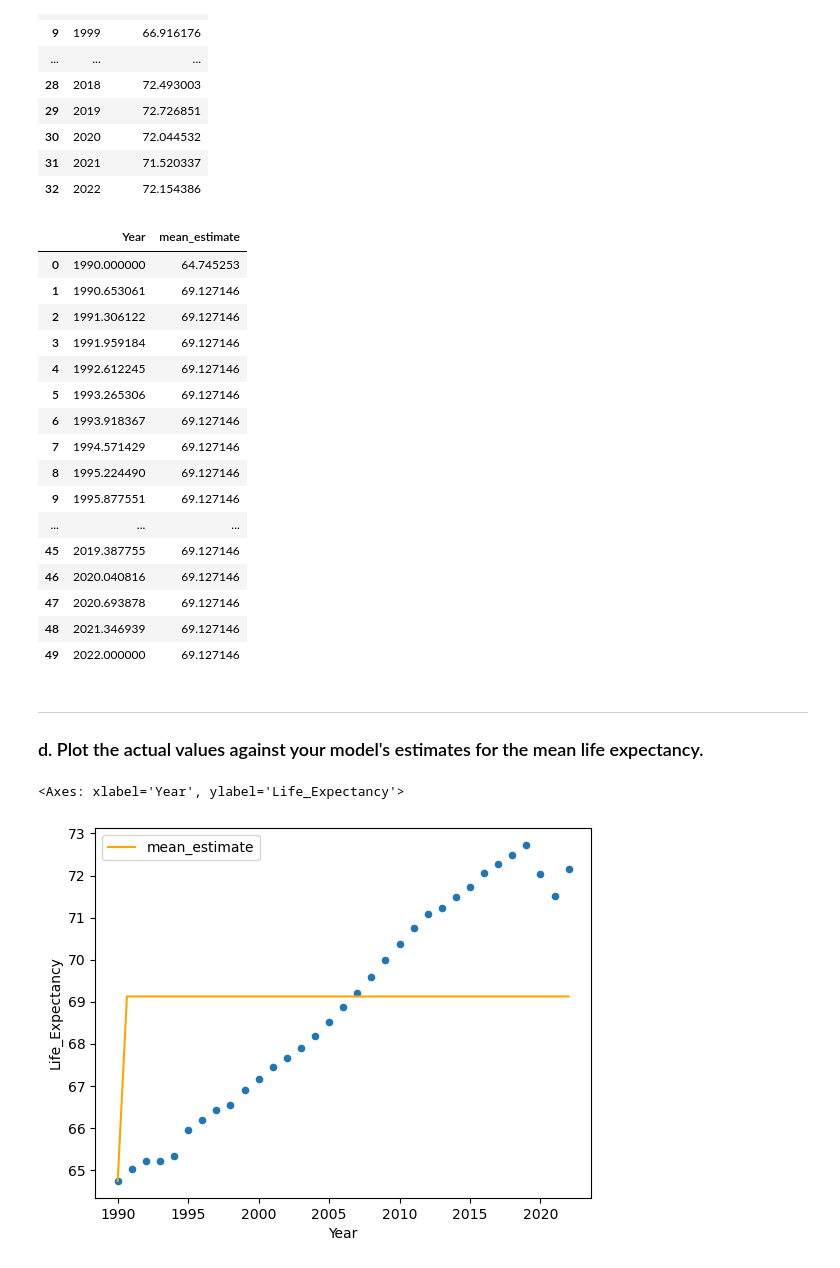
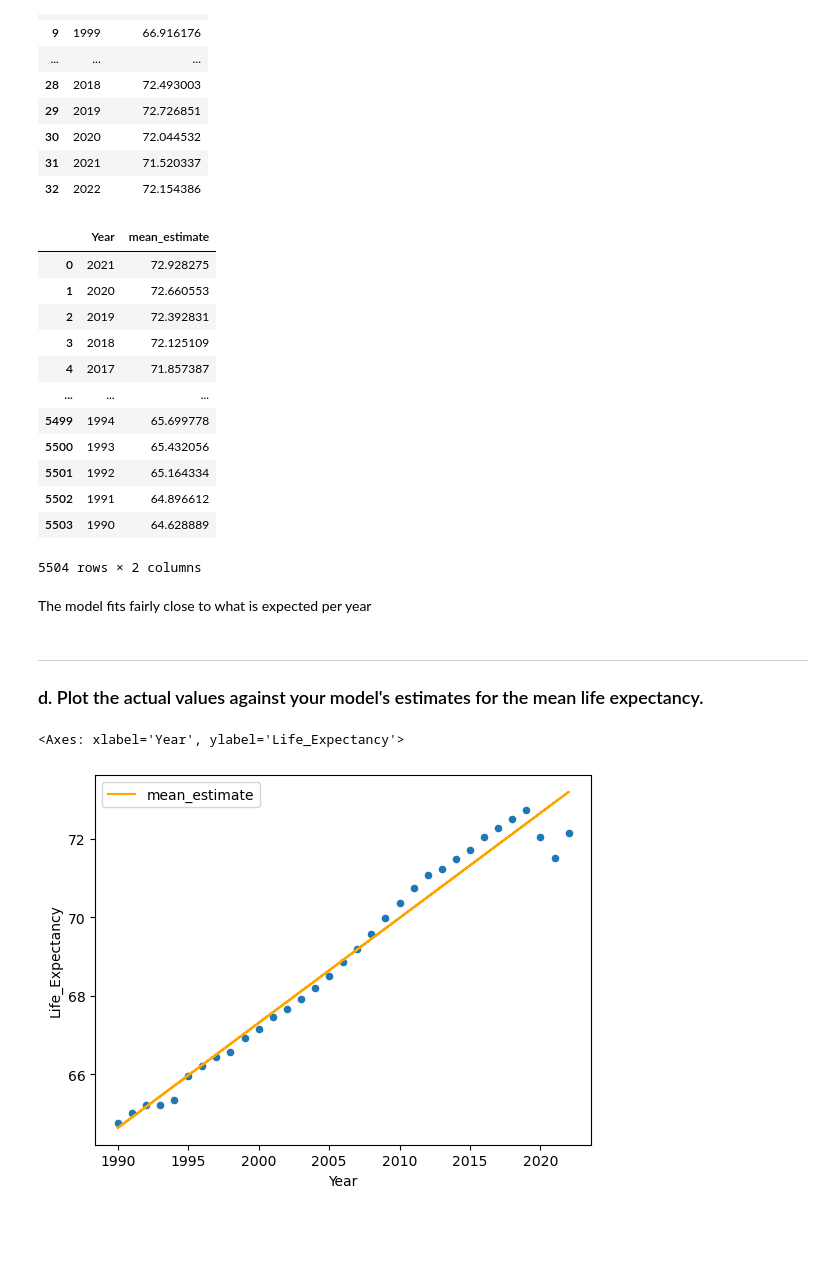
Before and after one commit to nss-data-science-cohort-8/un-linear-regression-GetGubbz, a Jupyter notebook: Linear_Regression_Practice.ipynb, the cells around one changed output. Cells and saved outputs as stored; diff of their text form; code cells hidden in the pictures; blank space fills up the shorter version.

```diff
--- a/Linear_Regression_Practice.ipynb
+++ b/Linear_Regression_Practice.ipynb
@@ -74,7 +77,7 @@ The p-value for this model is 0, which is less than a normal significance value
 <hr>
 <h3>c. Compare the actual mean life expectancy per year to the model's estimate. How well does it do?
 # %%
-av_le_per_year = gdp_le.groupby('Year')['Life_Expectancy'].mean().reset_index()
+av_le_per_year = gdp_le.groupby('Year')['Life_Expectancy'].mean().reset_index().copy()
 av_le_per_year
 # %% [output]
 |  | Year | Life_Expectancy |
@@ -95,34 +98,32 @@ av_le_per_year
 | 31 | 2021 | 71.520337 |
 | 32 | 2022 | 72.154386 |
 # %%
-pred_df = pd.DataFrame({'Year': np.linspace(start=gdp_le['Year'].min(), stop=gdp_le['Year'].max())})
-pred_df['mean_estimate'] = le_vs_year_no_1990.predict(pred_df)
-pred_df
+pred_av_le_per_year = gdp_le[['Year']].copy()
+pred_av_le_per_year['mean_estimate'] = le_vs_year.predict(pred_av_le_per_year)
+pred_av_le_per_year
 # %% [output]
 |  | Year | mean_estimate |
-| 0 | 1990.000000 | 64.745253 |
-| 1 | 1990.653061 | 69.127146 |
-| 2 | 1991.306122 | 69.127146 |
-| 3 | 1991.959184 | 69.127146 |
-| 4 | 1992.612245 | 69.127146 |
-| 5 | 1993.265306 | 69.127146 |
-| 6 | 1993.918367 | 69.127146 |
-| 7 | 1994.571429 | 69.127146 |
-| 8 | 1995.224490 | 69.127146 |
-| 9 | 1995.877551 | 69.127146 |
+| 0 | 2021 | 72.928275 |
+| 1 | 2020 | 72.660553 |
+| 2 | 2019 | 72.392831 |
+| 3 | 2018 | 72.125109 |
+| 4 | 2017 | 71.857387 |
 | ... | ... | ... |
-| 45 | 2019.387755 | 69.127146 |
-| 46 | 2020.040816 | 69.127146 |
-| 47 | 2020.693878 | 69.127146 |
-| 48 | 2021.346939 | 69.127146 |
-| 49 | 2022.000000 | 69.127146 |
+| 5499 | 1994 | 65.699778 |
+| 5500 | 1993 | 65.432056 |
+| 5501 | 1992 | 65.164334 |
+| 5502 | 1991 | 64.896612 |
+| 5503 | 1990 | 64.628889 |
+5504 rows × 2 columns
+# %% [markdown]
+The model fits fairly close to what is expected per year
 # %% [markdown]
 <hr>
 <h3>d. Plot the actual values against your model's estimates for the mean life expectancy.
 # %%
 fig, ax = plt.subplots()
 av_le_per_year.plot(kind = 'scatter', x='Year', y = 'Life_Expectancy', ax=ax)
-pred_df.plot(kind = 'line', x="Year", y='mean_estimate',color='orange', ax=ax)
+pred_av_le_per_year.plot(kind = 'line', x="Year", y='mean_estimate',color='orange', ax=ax)
 # %% [output]
 <Axes: xlabel='Year', ylabel='Life_Expectancy'>
-[figure, old version]
+[figure, new version]
```
Also changed, not shown: parts of 47 cells of this notebook.
